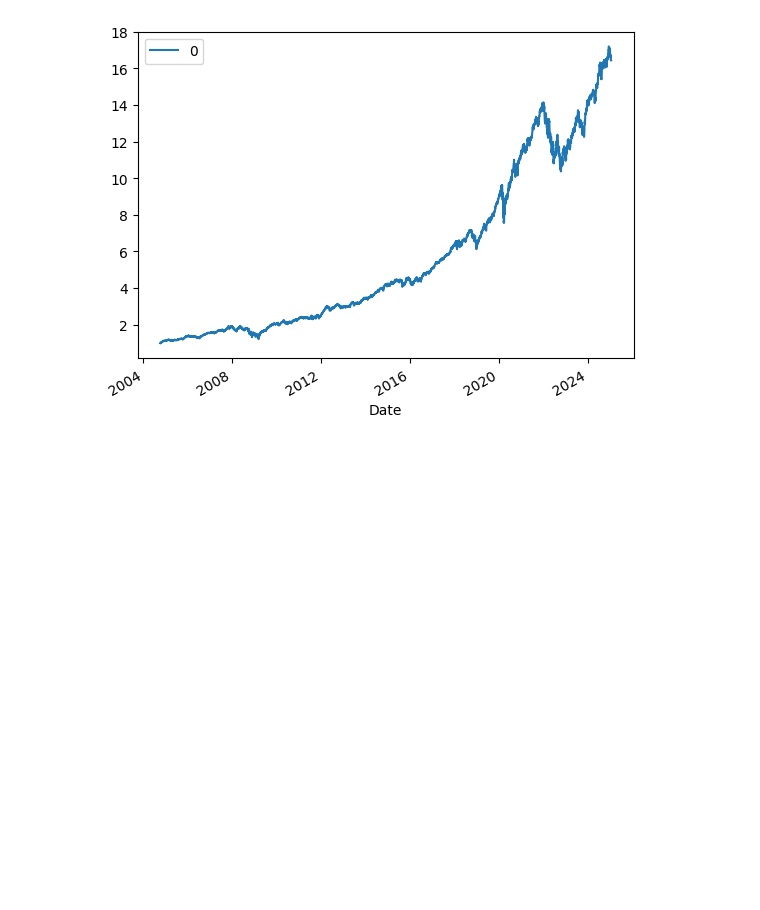
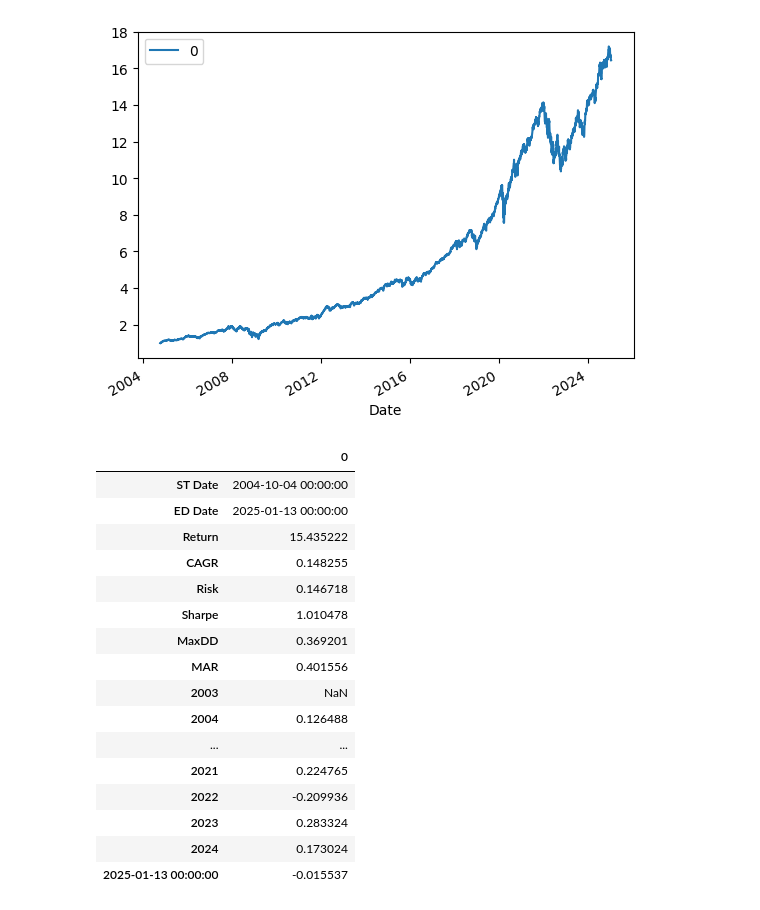
Before and after one commit to FlexiblePlanInvestmentsLtd/Factor-Research, a Jupyter notebook: notebooks/backtest_function_example.ipynb, the cells around one changed output. Saved outputs shown, nothing was run; the diff lists cells and outputs as text; code cells hidden in the pictures; blank space fills up the shorter version.

Commit message:
added performance metric functions

```diff
--- a/notebooks/backtest_function_example.ipynb
+++ b/notebooks/backtest_function_example.ipynb
@@ -56,3 +56,23 @@ bt_df=pd.DataFrame(bt, index=df.index)
 # %% [output]
 <Axes: xlabel='Date'>
 [figure]
+# %%
+performance_utilities.get_data_frame_mpt_statistics(bt_df)
+# %% [output]
+|  | 0 |
+| ST Date | 2004-10-04 00:00:00 |
+| ED Date | 2025-01-13 00:00:00 |
+| Return | 15.435222 |
+| CAGR | 0.148255 |
+| Risk | 0.146718 |
+| Sharpe | 1.010478 |
+| MaxDD | 0.369201 |
+| MAR | 0.401556 |
+| 2003 | NaN |
+| 2004 | 0.126488 |
+| ... | ... |
+| 2021 | 0.224765 |
+| 2022 | -0.209936 |
+| 2023 | 0.283324 |
+| 2024 | 0.173024 |
+| 2025-01-13 00:00:00 | -0.015537 |
```
Also changed, not shown: parts of 1 cell of this notebook, 1 other file.
